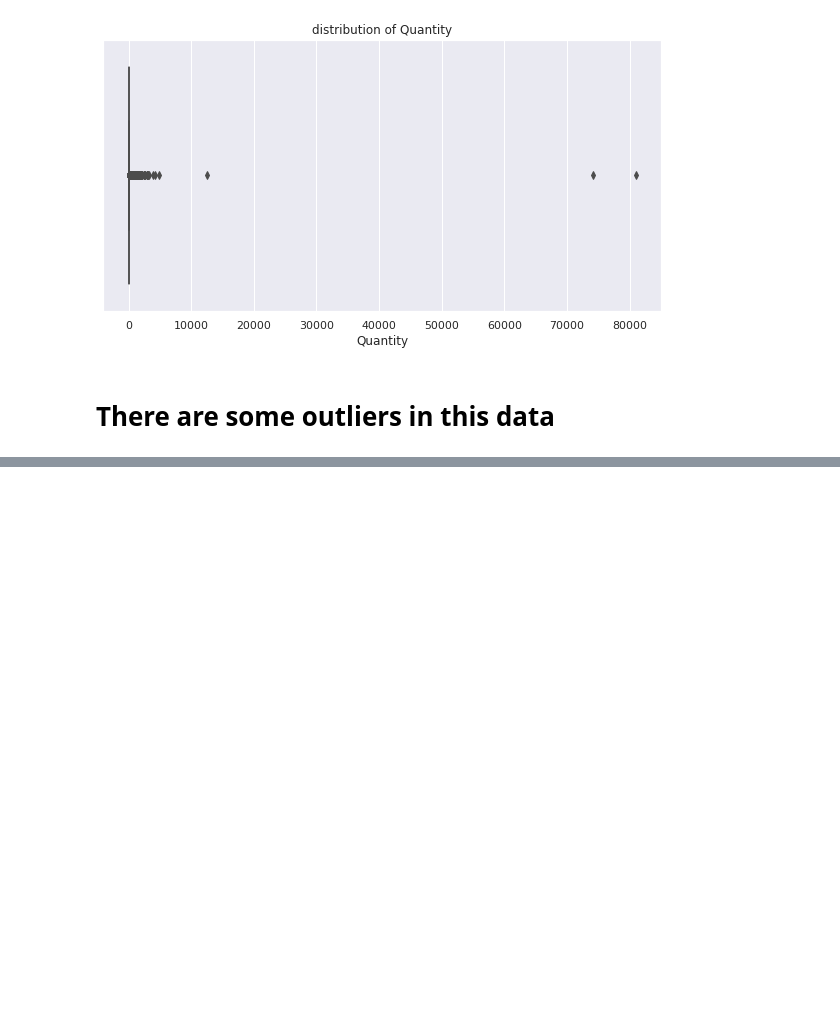
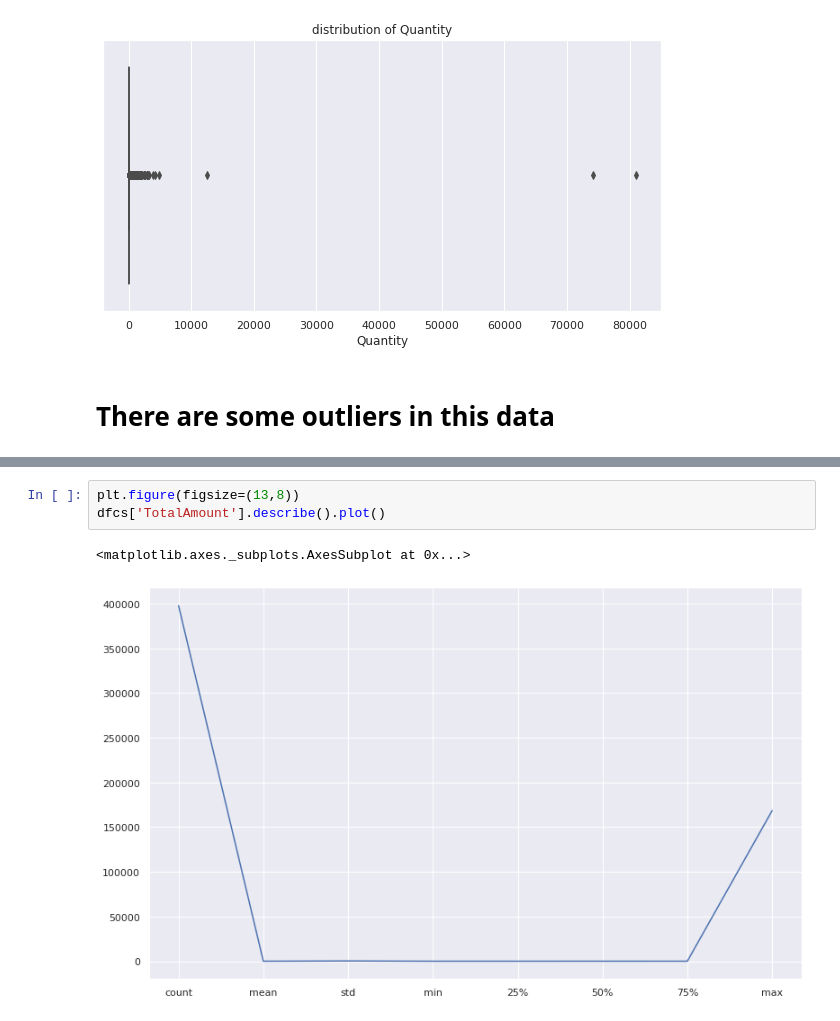
Before and after one commit to anasjy/Online-Retail-Customer-Segmentation, a Jupyter notebook: Online_Retail_Customer_Segmentation_Capstone_Project.ipynb, the cells around one changed output, grey strips where cells are left out. Saved outputs shown, nothing was run; the diff lists cells and outputs as text; blank space fills up the shorter version.

```diff
--- a/Online_Retail_Customer_Segmentation_Capstone_Project.ipynb
+++ b/Online_Retail_Customer_Segmentation_Capstone_Project.ipynb
@@ -370,0 +516,6 @@ sns.boxplot(dfcs['Quantity'],color="B")
+# %%
+plt.figure(figsize=(13,8))
+dfcs['TotalAmount'].describe().plot()
+# %% [output]
+<matplotlib.axes._subplots.AxesSubplot at 0x...>
+[figure, added]
```
Also changed, not shown: parts of 63 cells of this notebook.
